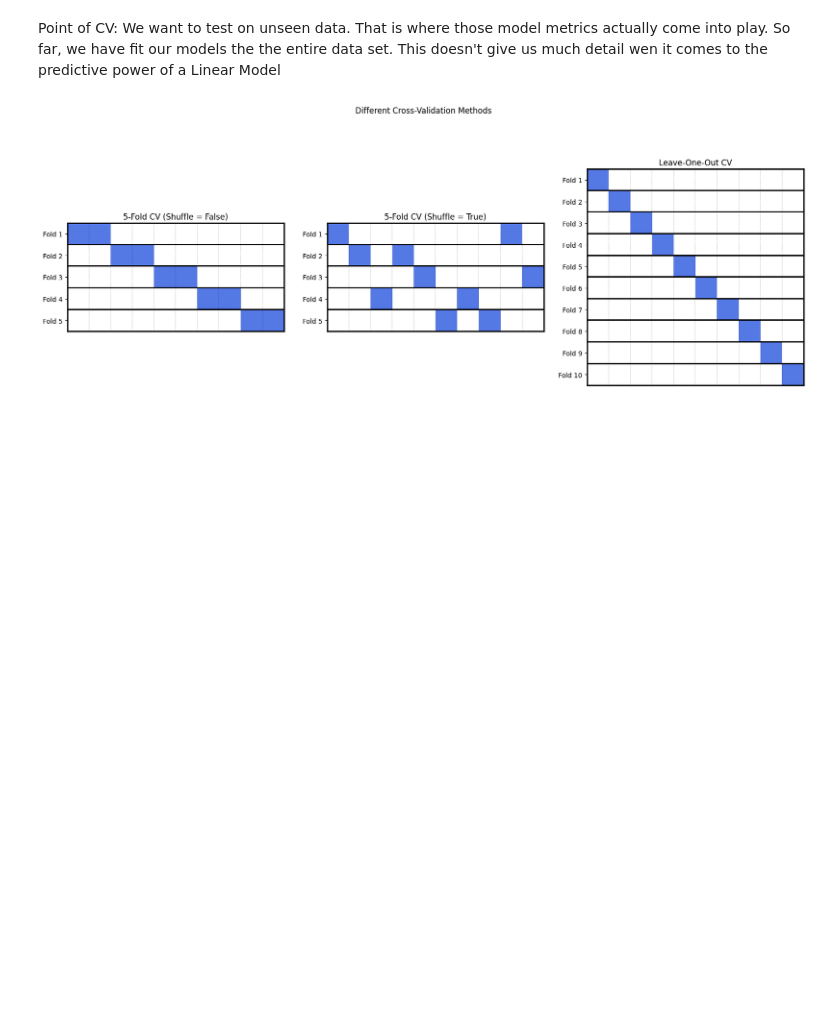
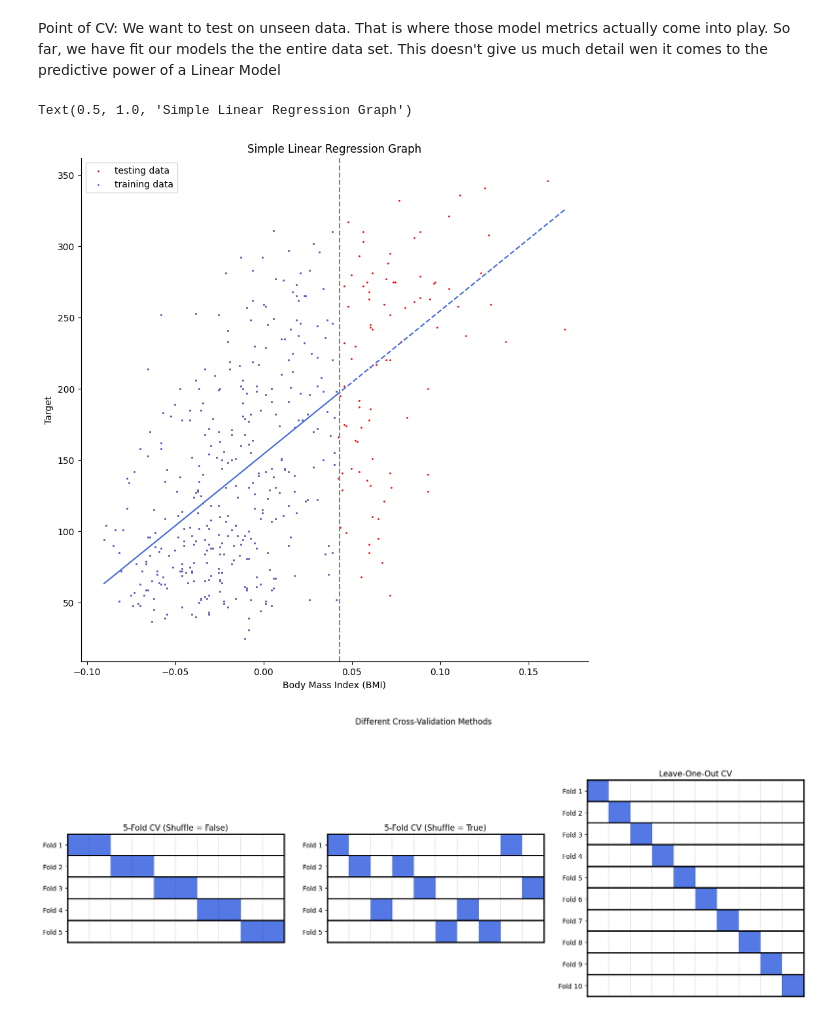
Before and after one commit to RohitPrograms/Linear-Models-in-Python, a Jupyter notebook: LinearRegression.ipynb, the cells around one changed output. Drawn from its saved outputs; the diff is of its cells as text; code cells hidden in the pictures; blank space fills up the shorter version.

```diff
--- a/LinearRegression.ipynb
+++ b/LinearRegression.ipynb
@@ -461,6 +448,36 @@ plt.show()
 <p style="text-align:center; font-size:x-large; color:black;">Cross-Validation (CV) Methods</p>
 # %% [markdown]
 Point of CV: We want to test on unseen data. That is where those model metrics actually come into play. So far, we have fit our models the the entire data set. This doesn't give us much detail wen it comes to the predictive power of a Linear Model
+# %%
+training_data = df[df['bmi'] < np.percentile(df['bmi'], 80)]
+simple_training_model = sm.OLS(training_data['target'], sm.add_constant(training_data['bmi'])).fit()
+
+x_vals = pd.Series(np.linspace(np.min(training_data['bmi']), np.max(training_data['bmi']), 100))
+predictions = simple_training_model.get_prediction(sm.add_constant(x_vals))
+mean_values = predictions.predicted_mean
+
+more_x_vals = pd.Series(np.linspace(np.max(training_data['bmi']), np.max(df['bmi']), 100))
+more_predictions = simple_training_model.get_prediction(sm.add_constant(more_x_vals))
+more_mean_values = more_predictions.predicted_mean
+
+fig = plt.figure(figsize = (10,10))
+
+plt.scatter(df['bmi'], df['target'], s = 1, color = 'red', label = 'testing data')
+plt.scatter(training_data['bmi'], training_data['target'], s = 1, color = '#4169E1', label = 'training data')
+
+plt.plot(x_vals, mean_values, color = '#4169E1', linestyle = '-')
+plt.plot(more_x_vals, more_mean_values, color = '#4169E1', linestyle = '--')
+
+plt.axvline(np.max(training_data['bmi']) + 0.002, linestyle = '--', color = 'gray')
+
+plt.gca().spines[['top', 'right']].set_visible(False)
+plt.xlabel('Body Mass Index (BMI)')
+plt.ylabel('Target')
+plt.legend()
+plt.title('Simple Linear Regression Graph')
+# %% [output]
+Text(0.5, 1.0, 'Simple Linear Regression Graph')
+[figure, added]
 # %%
 import matplotlib.cm as cm
 from matplotlib.colors import LinearSegmentedColormap
```
Also changed, not shown: parts of 7 cells of this notebook.
